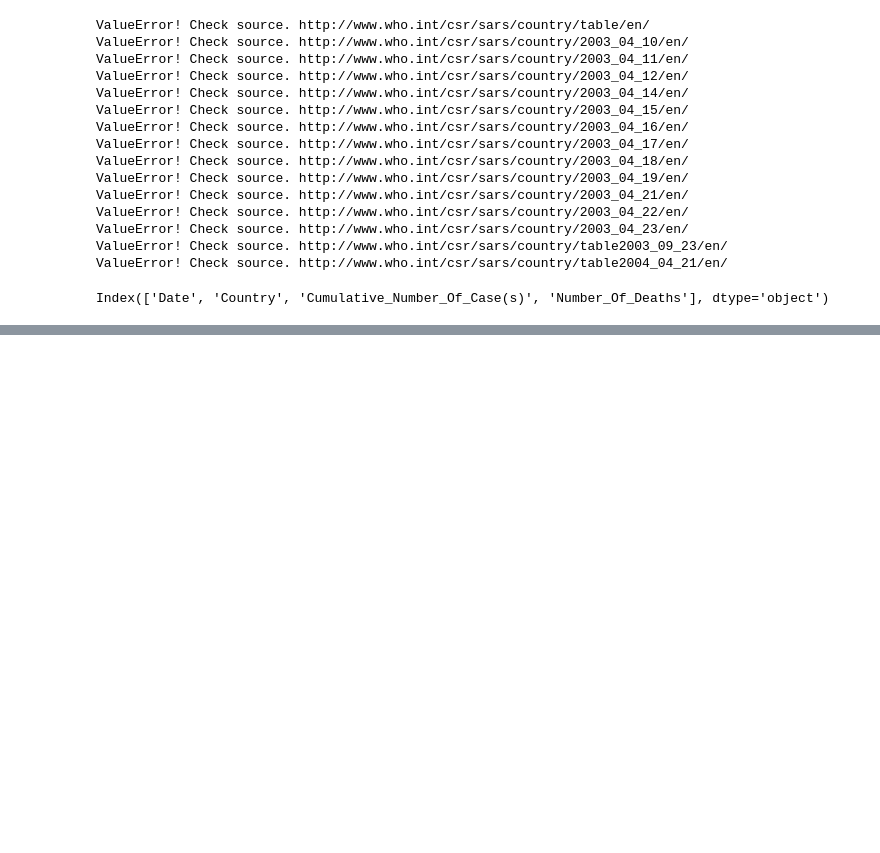
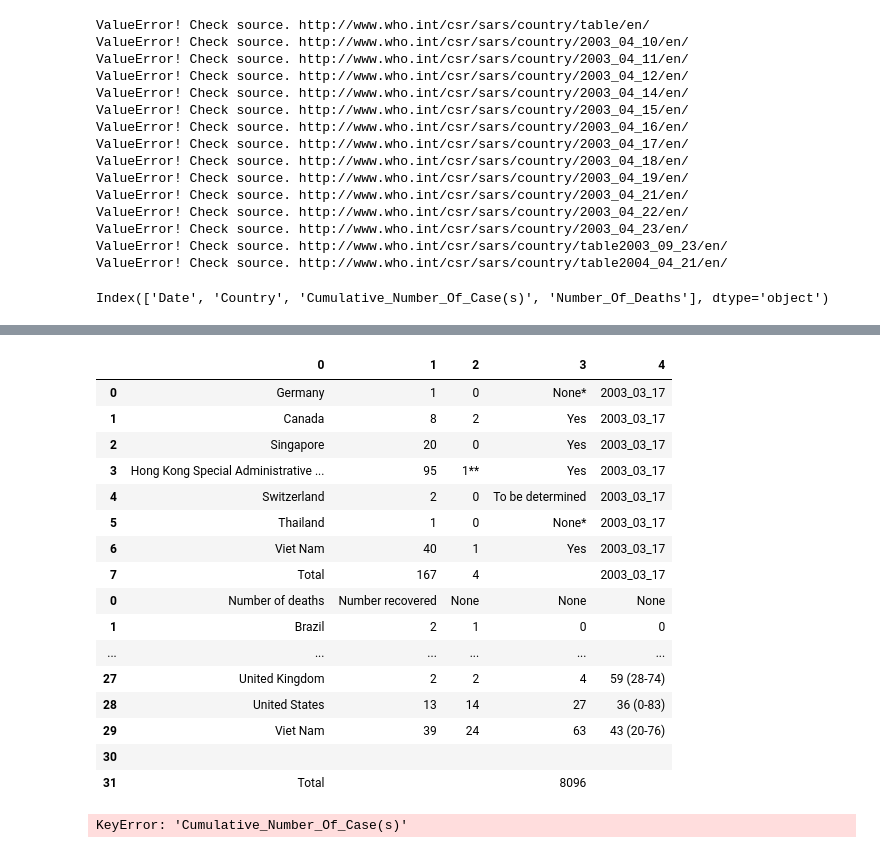
Before and after one commit to Skye-FY/Ironhack_Final_Project, a Jupyter notebook: code/sars.ipynb, the cells around one changed output, grey strips where cells are left out. Cells and saved outputs as stored; diff of their text form; code cells hidden in the pictures; blank space fills up the shorter version.

Commit message:
pre data scrap

```diff
--- a/code/sars.ipynb
+++ b/code/sars.ipynb
@@ -162,0 +217,18 @@ Index(['Date', 'Country', 'Cumulative_Number_Of_Case(s)', 'Number_Of_Deaths'], d
+# %%
+origin2 = list(map(get_data2,url_use2,data_date2))
+
+col_df2 = list(map(rmvNone, list(map(cln_col2, origin2))))
+# [clean_col(origin2[i][1]) for i in range(len(origin2))]# if type(origin2[i])==list]
+# %%
+
+# col_df2 = list(map(clean_col,col_df2))
+data_df2 = [origin2[i][0] for i in range(len(origin2))]# if type(origin2[i])==list]
+# a_lst2 = [origin2[i][2] for i in range(len(origin2))]
+# for i in range(len(data_df2)):
+#     a_lst2.append(pd.DataFrame(data_df2[i]))
+#     a_lst2[i]['Date'] = date_df2[i]
+# dfa2 = pd.concat(a_lst2)
+# %%
+df2a = pd.concat([pd.DataFrame(data_df2[i]) for i in range(len(data_df2))])
+df2a = df2a[df2a.columns[:5]]#.rename(columns=col_df2)
+# col_df2
@@ -162,0 +251,33 @@ Index(['Date', 'Country', 'Cumulative_Number_Of_Case(s)', 'Number_Of_Deaths'], d
+# %%
+df2a.rename(columns=)
+# %% [output]
+|  | 0 | 1 | 2 | 3 | 4 |
+| 0 | Germany | 1 | 0 | None* | 2003_03_17 |
+| 1 | Canada | 8 | 2 | Yes | 2003_03_17 |
+| 2 | Singapore | 20 | 0 | Yes | 2003_03_17 |
+| 3 | Hong Kong Special Administrative ... | 95 | 1** | Yes | 2003_03_17 |
+| 4 | Switzerland | 2 | 0 | To be determined | 2003_03_17 |
+| 5 | Thailand | 1 | 0 | None* | 2003_03_17 |
+| 6 | Viet Nam | 40 | 1 | Yes | 2003_03_17 |
+| 7 | Total | 167 | 4 |  | 2003_03_17 |
+| 0 | Number of deaths | Number recovered | None | None | None |
+| 1 | Brazil | 2 | 1 | 0 | 0 |
+| ... | ... | ... | ... | ... | ... |
+| 27 | United Kingdom | 2 | 2 | 4 | 59 (28-74) |
+| 28 | United States | 13 | 14 | 27 | 36 (0-83) |
+| 29 | Viet Nam | 39 | 24 | 63 | 43 (20-76) |
+| 30 |  |  |  |  |  |
+| 31 | Total |  |  | 8096 |  |
+# %%
+df2a['Cumulative_Number_Of_Case(s)'] = list(map(cln_num_col,df2a['Cumulative_Number_Of_Case(s)']))
+df2a['Number_Of_Deaths'] = list(map(cln_num_col,df2a['Number_Of_Deaths']))
+df2a['Local_Chain(s)_of_Transmission'] = list(map(cln_trans,df2a['Local_Chain(s)_of_Transmission']))
+df2a['Cumulative_Number_Of_Case(s)']=df2a['Cumulative_Number_Of_Case(s)'].astype(int)
+df2a['Number_Of_Deaths']=pd.Series(list(map(lambda x: '0' if x =='nan' else x, df2a['Number_Of_Deaths']))).astype(int)
+df2a['Country'] = list(map(cln_Country,df2a['Country']))
+df2a['Country'] = list(map(lambda x: 'China' if 'China' in x else x, df2a['Country']))
+# df2a.reset_index(inplace=True)
+# df2a.drop(columns='index',inplace=True)
+# df2a.drop(df2a.index[[1585,1586]],inplace=True)
+# %% [output]
+KeyError: 'Cumulative_Number_Of_Case(s)'
```
Also changed, not shown: parts of 5 cells of this notebook.
